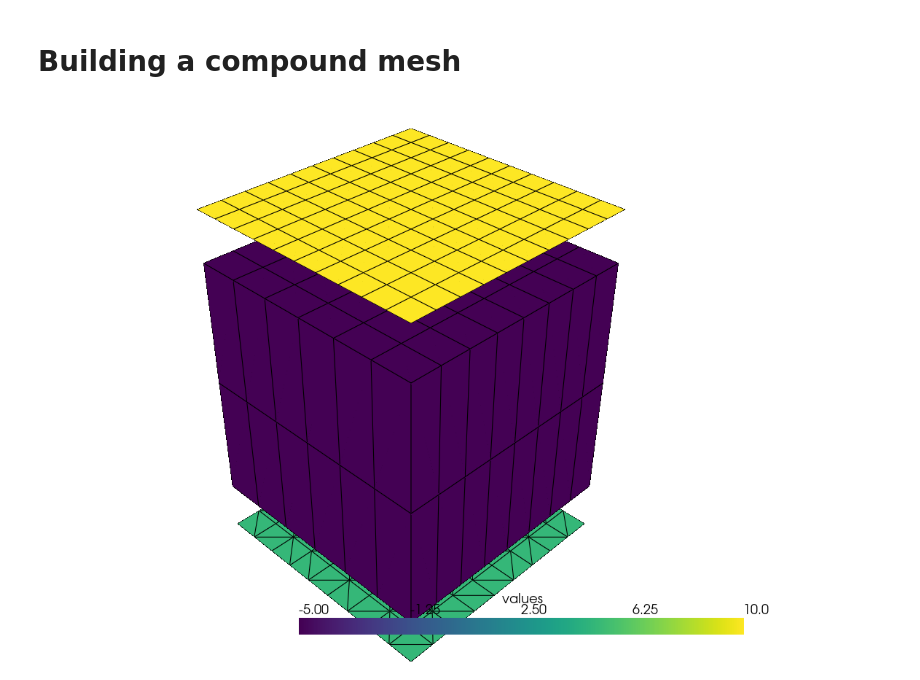
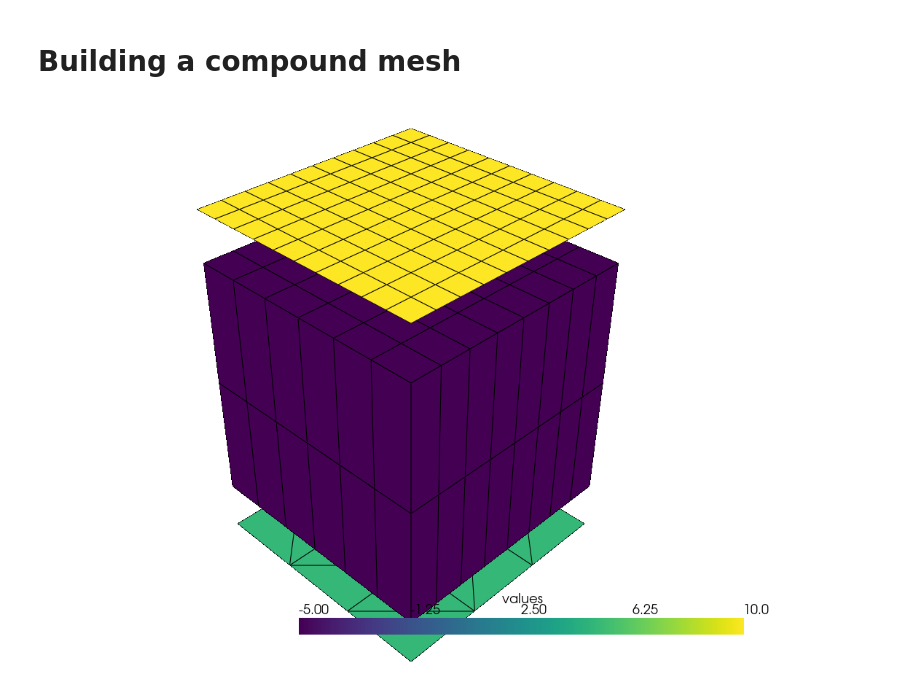
Before and after one commit to sigma-epsilon/sigmaepsilon.mesh, a Jupyter notebook: docs/source/examples/compound1.ipynb, the cells around one changed output. Saved outputs shown, nothing was run; the diff lists cells and outputs as text; code cells hidden in the pictures.

```diff
--- a/docs/source/examples/compound1.ipynb
+++ b/docs/source/examples/compound1.ipynb
@@ -1,28 +1,41 @@
 # %% [markdown]
 # Building a compound mesh
 # %%
-from sigmaepsilon.mesh import PolyData, TriMesh
-from sigmaepsilon.mesh.grid import Grid
+from sigmaepsilon.mesh import PointData, PolyData, TriMesh
+from sigmaepsilon.mesh import grid, triangulate
 from sigmaepsilon.mesh.space import StandardFrame
+from sigmaepsilon.mesh.cells import H8, Q4, T3
 import numpy as np
 
 A = StandardFrame(dim=3)
-tri = TriMesh(size=(100, 100), shape=(10, 10), frame=A)
-grid2d = Grid(size=(100, 100), shape=(10, 10), eshape="Q4", frame=A)
-grid3d = Grid(size=(100, 100, 100), shape=(8, 6, 2), eshape="H8", frame=A)
+
+coords, topo, _ = triangulate(size=(100, 100), shape=(4, 4))
+pd = PointData(coords=coords, frame=A)
+cd = T3(topo=topo, frames=A)
+tri = TriMesh(pd, cd)
+
+coords, topo = grid(size=(100, 100), shape=(10, 10), eshape="Q4")
+pd = PointData(coords, frame=A)
+cd = Q4(topo=topo, frames=A)
+grid2d = PolyData(pd, cd)
+
+coords, topo = grid(size=(100, 100, 100), shape=(8, 6, 2), eshape="H8")
+pd = PointData(coords, frame=A)
+cd = H8(topo=topo, frames=A)
+grid3d = PolyData(pd, cd)
 
 mesh = PolyData(frame=A)
 mesh["tri", "T3"] = tri.move(np.array([0.0, 0.0, -20]))
 mesh["grids", "Q4"] = grid2d.move(np.array([0.0, 0.0, 120]))
 mesh["grids", "H8"] = grid3d
 
 mesh["tri", "T3"].pointdata["values"] = np.full(tri.coords().shape[0], 5.0)
 mesh["grids", "Q4"].pointdata["values"] = np.full(grid2d.coords().shape[0], 10.0)
 mesh["grids", "H8"].pointdata["values"] = np.full(grid3d.coords().shape[0], -5.0)
 
 mesh.to_standard_form()
 mesh.lock(create_mappers=True)
 
 mesh.plot(notebook=True, jupyter_backend="static", theme="document", scalars="values")
 # %% [output]
-[figure, old version]
+[figure, new version]
```
Also changed, not shown: 14 other files.
